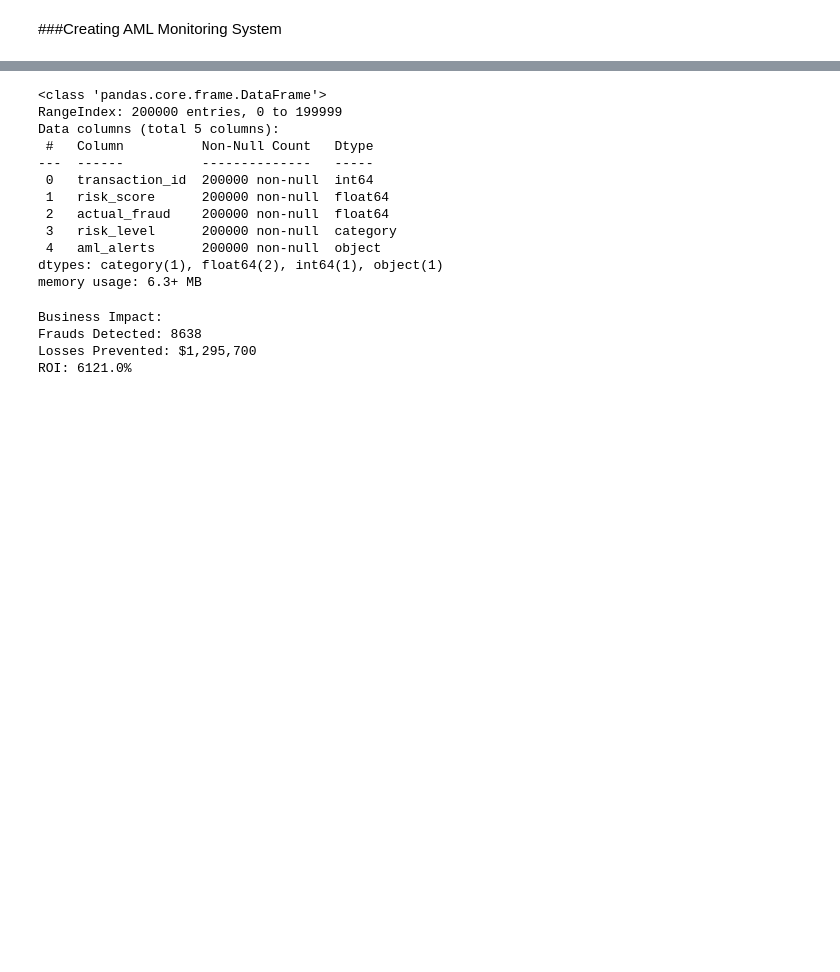
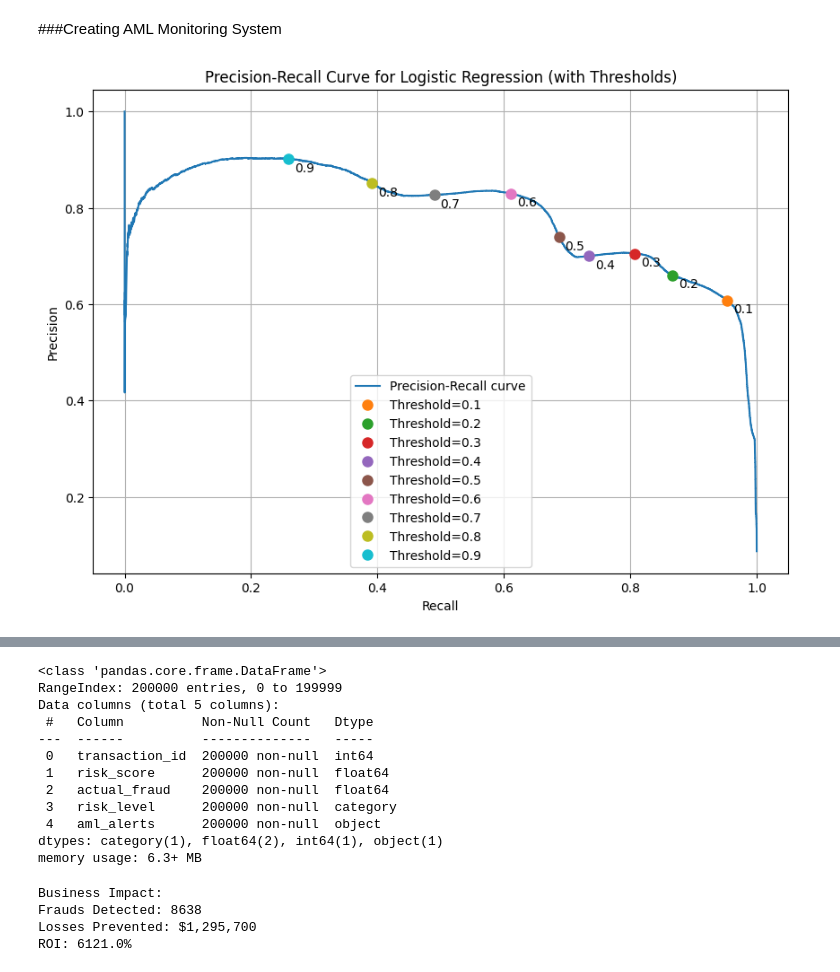
Before and after one commit to trideep126/Business_Case_Studies, a Jupyter notebook: PayPal/notebooks/AML_transaction_system.ipynb, the cells around one changed output, grey strips where cells are left out. Cells and saved outputs as stored; diff of their text form; code cells hidden in the pictures; blank space fills up the shorter version.

```diff
--- a/PayPal/notebooks/AML_transaction_system.ipynb
+++ b/PayPal/notebooks/AML_transaction_system.ipynb
@@ -3,6 +3,29 @@
 # %%
 #Assign the best model
 model = models[best_model]
+# %%
+#Threshold optimization based on business needs
+
+y_pred_proba_lr = model.predict_proba(X_test)[:, 1]
+
+precision, recall, thresholds = precision_recall_curve(y_test, y_pred_proba_lr)
+
+plt.figure(figsize=(10, 7))
+plt.plot(recall, precision, label='Precision-Recall curve')
+plt.xlabel('Recall')
+plt.ylabel('Precision')
+plt.title('Precision-Recall Curve for Logistic Regression (with Thresholds)')
+plt.grid(True)
+
+for t in [0.1, 0.2, 0.3, 0.4, 0.5, 0.6, 0.7, 0.8, 0.9]:
+    idx = np.argmin(np.abs(thresholds - t))
+    plt.plot(recall[idx], precision[idx], 'o', markersize=8, label=f'Threshold={t:.1f}')
+    plt.annotate(f'{t:.1f}', (recall[idx], precision[idx]), textcoords="offset points", xytext=(5,-10))
+
+plt.legend()
+plt.show()
+# %% [output]
+[figure, added]
 # %%
 #Calculating the risk_scores for test set
 risk_scores = model.predict_proba(X_test)[:,1]
```
Also changed, not shown: parts of 5 cells of this notebook, 1 other file.
